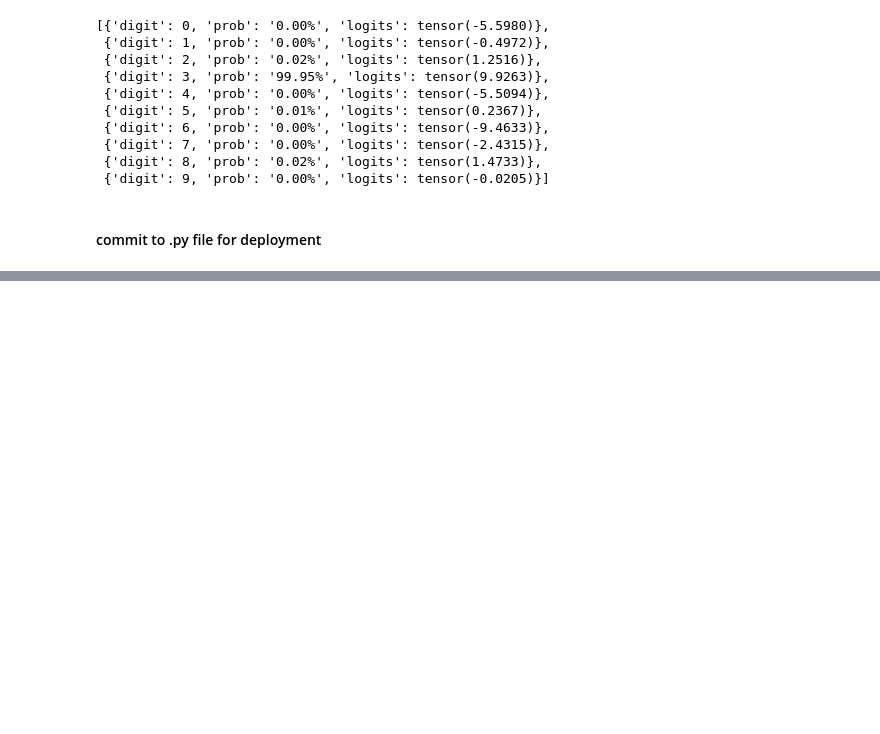
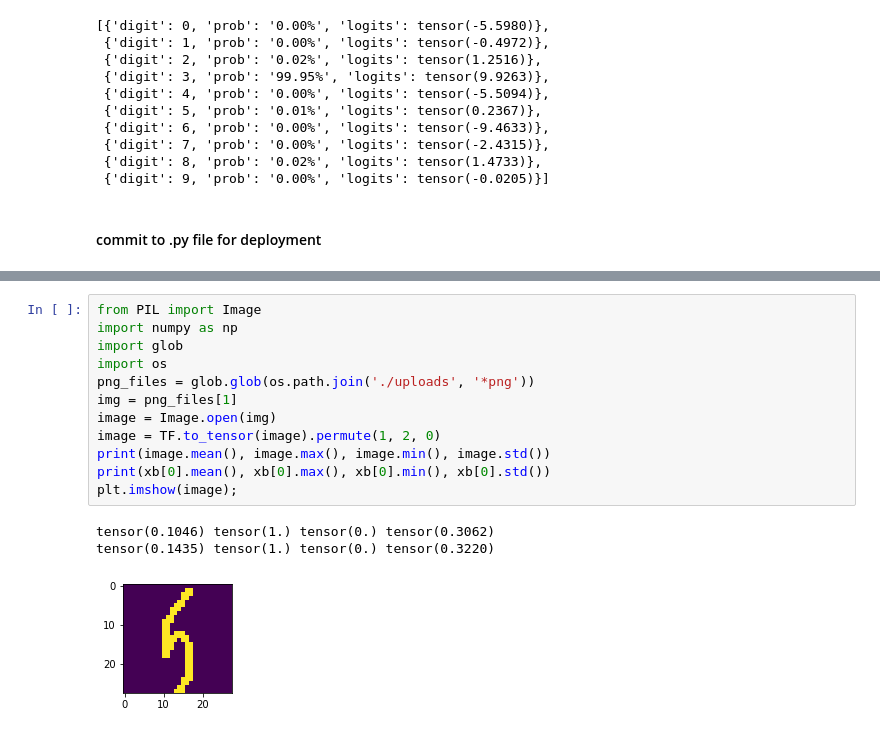
Before and after one commit to arun477/nano_deep_learning_dev_pipeline, a Jupyter notebook: mnist_classifier.ipynb, the cells around one changed output, grey strips where cells are left out. Cells and saved outputs as stored; diff of their text form; blank space fills up the shorter version.

Commit message:
input images are stored locally

```diff
--- a/mnist_classifier.ipynb
+++ b/mnist_classifier.ipynb
@@ -249,0 +251,16 @@ tensor(3)
+# %%
+from PIL import Image
+import numpy as np
+import glob
+import os
+png_files = glob.glob(os.path.join('./uploads', '*png'))
+img = png_files[1]
+image = Image.open(img)
+image = TF.to_tensor(image).permute(1, 2, 0)
+print(image.mean(), image.max(), image.min(), image.std())
+print(xb[0].mean(), xb[0].max(), xb[0].min(), xb[0].std())
+plt.imshow(image);
+# %% [output]
+tensor(0.1046) tensor(1.) tensor(0.) tensor(0.3062)
+tensor(0.1435) tensor(1.) tensor(0.) tensor(0.3220)
+[figure, added]
```
Also changed, not shown: parts of 2 cells of this notebook, 4 other files.
